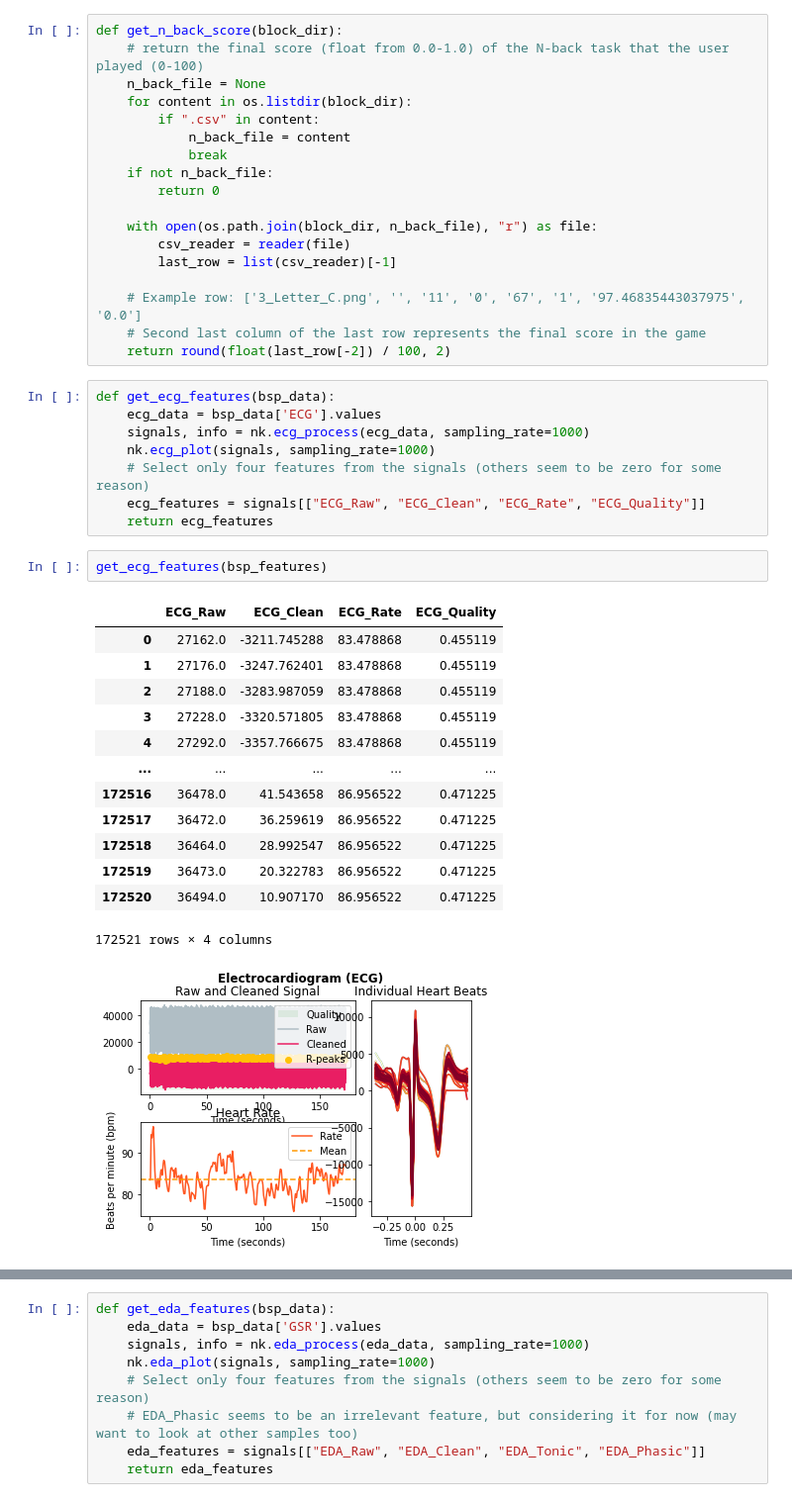
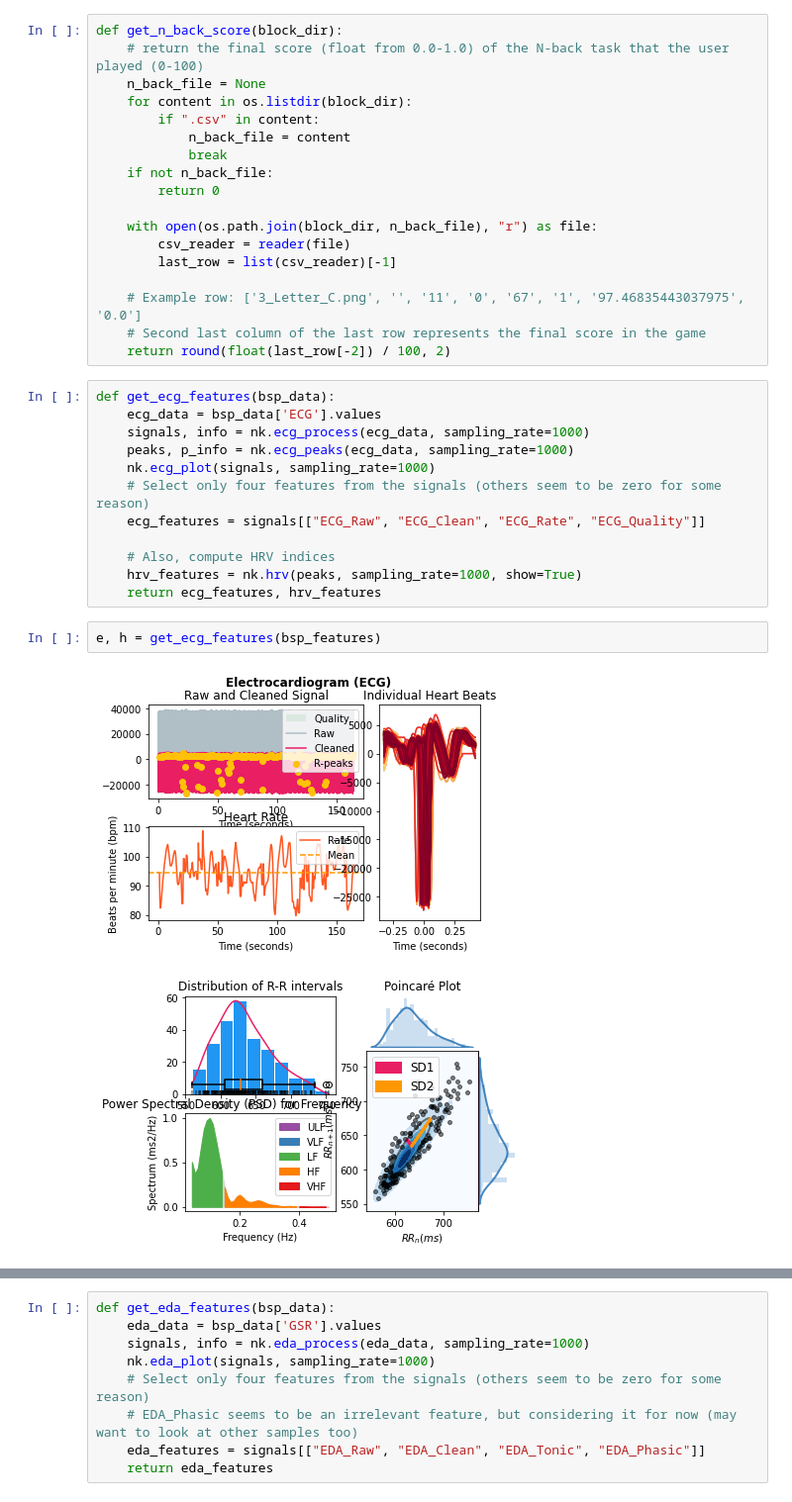
Before and after one commit to asheeshcric/VA, a Jupyter notebook: notebooks/data_analysis.ipynb, the cells around one changed output, grey strips where cells are left out. Shown at 99% size. Cells and saved outputs as stored; diff of their text form.

```diff
--- a/notebooks/data_analysis.ipynb
+++ b/notebooks/data_analysis.ipynb
@@ -43,24 +43,16 @@ def get_n_back_score(block_dir):
 def get_ecg_features(bsp_data):
     ecg_data = bsp_data['ECG'].values
     signals, info = nk.ecg_process(ecg_data, sampling_rate=1000)
+    peaks, p_info = nk.ecg_peaks(ecg_data, sampling_rate=1000)
     nk.ecg_plot(signals, sampling_rate=1000)
     # Select only four features from the signals (others seem to be zero for some reason)
     ecg_features = signals[["ECG_Raw", "ECG_Clean", "ECG_Rate", "ECG_Quality"]]
-    return ecg_features
+
+    # Also, compute HRV indices
+    hrv_features = nk.hrv(peaks, sampling_rate=1000, show=True)
+    return ecg_features, hrv_features
-# %%
-get_ecg_features(bsp_features)
-# %% [output]
-|  | ECG_Raw | ECG_Clean | ECG_Rate | ECG_Quality |
-| 0 | 27162.0 | -3211.745288 | 83.478868 | 0.455119 |
-| 1 | 27176.0 | -3247.762401 | 83.478868 | 0.455119 |
-| 2 | 27188.0 | -3283.987059 | 83.478868 | 0.455119 |
-| 3 | 27228.0 | -3320.571805 | 83.478868 | 0.455119 |
-| 4 | 27292.0 | -3357.766675 | 83.478868 | 0.455119 |
-| ... | ... | ... | ... | ... |
-| 172516 | 36478.0 | 41.543658 | 86.956522 | 0.471225 |
-| 172517 | 36472.0 | 36.259619 | 86.956522 | 0.471225 |
-| 172518 | 36464.0 | 28.992547 | 86.956522 | 0.471225 |
-| 172519 | 36473.0 | 20.322783 | 86.956522 | 0.471225 |
-| 172520 | 36494.0 | 10.907170 | 86.956522 | 0.471225 |
-172521 rows × 4 columns
-[figure, removed]
+# %%
+e, h = get_ecg_features(bsp_features)
+# %% [output]
+[figure, added]
+[figure, added]
```
Also changed, not shown: parts of 9 cells of this notebook.
